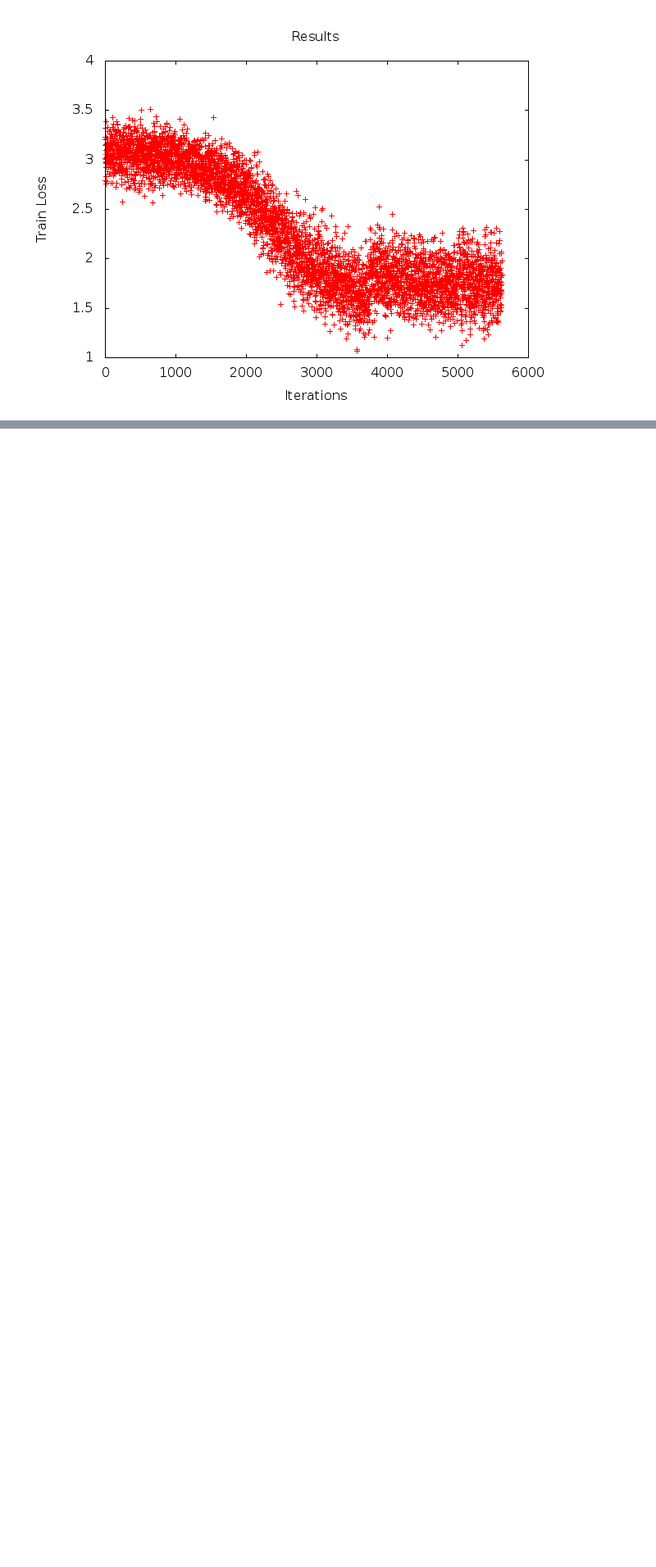
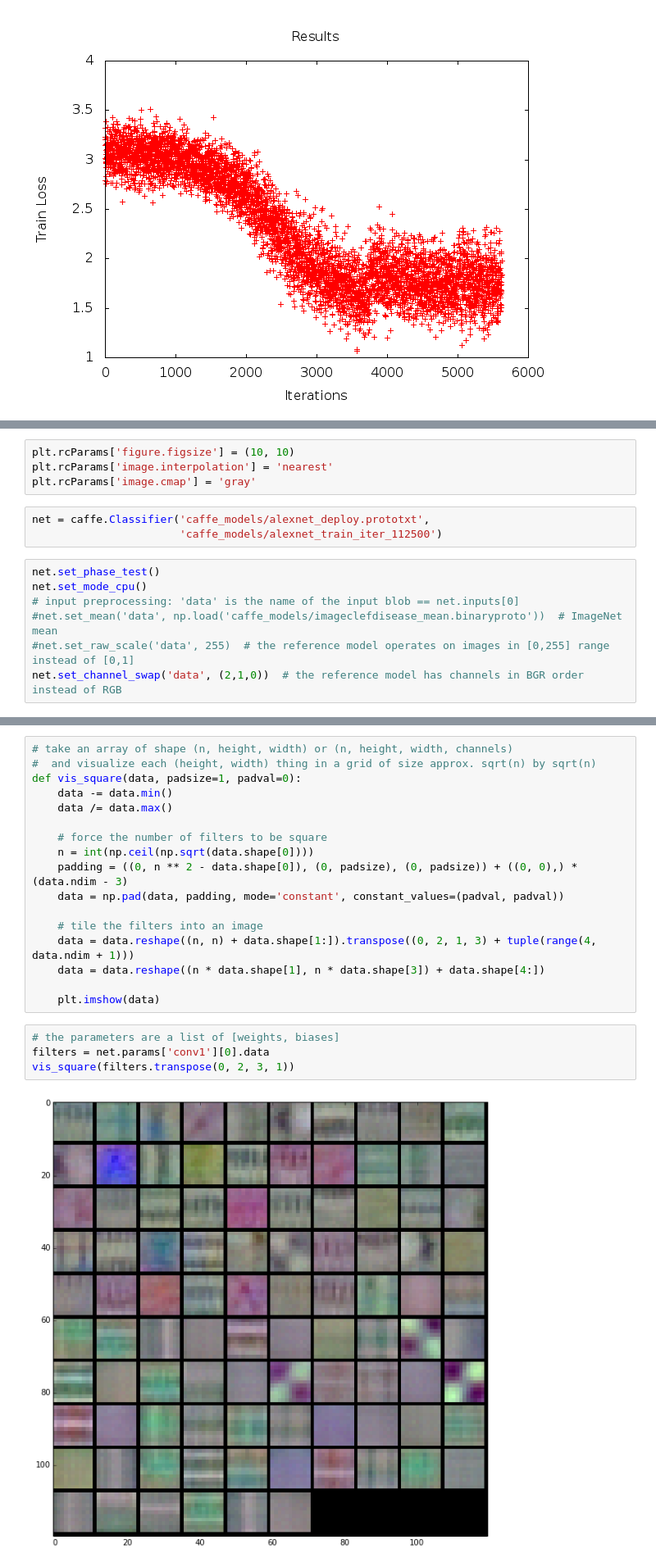
Before and after one commit to inulinux12/Imageclef-med-experimentation, a Jupyter notebook: Disease experimentation.ipynb, the cells around one changed output, grey strips where cells are left out. Shown: that part at 82% size. Drawn from its saved outputs; the diff is of its cells as text; blank space fills up the shorter version.

Commit message:
Se añade el reporte sobre clasificación de modalidad y se complementa la experimentación en disease con un análisis de los elementos mas anotados y la visualización de los filtros

```diff
--- a/Disease experimentation.ipynb
+++ b/Disease experimentation.ipynb
@@ -282,0 +390,14 @@ for im in [a,b,c]:
+# %%
+plt.rcParams['figure.figsize'] = (10, 10)
+plt.rcParams['image.interpolation'] = 'nearest'
+plt.rcParams['image.cmap'] = 'gray'
+# %%
+net = caffe.Classifier('caffe_models/alexnet_deploy.prototxt',
+                       'caffe_models/alexnet_train_iter_112500')
+# %%
+net.set_phase_test()
+net.set_mode_cpu()
+# input preprocessing: 'data' is the name of the input blob == net.inputs[0]
+#net.set_mean('data', np.load('caffe_models/imageclefdisease_mean.binaryproto'))  # ImageNet mean
+#net.set_raw_scale('data', 255)  # the reference model operates on images in [0,255] range instead of [0,1]
+net.set_channel_swap('data', (2,1,0))  # the reference model has channels in BGR order instead of RGB
@@ -282,0 +435,23 @@ for im in [a,b,c]:
+# %%
+# take an array of shape (n, height, width) or (n, height, width, channels)
+#  and visualize each (height, width) thing in a grid of size approx. sqrt(n) by sqrt(n)
+def vis_square(data, padsize=1, padval=0):
+    data -= data.min()
+    data /= data.max()
+
+    # force the number of filters to be square
+    n = int(np.ceil(np.sqrt(data.shape[0])))
+    padding = ((0, n ** 2 - data.shape[0]), (0, padsize), (0, padsize)) + ((0, 0),) * (data.ndim - 3)
+    data = np.pad(data, padding, mode='constant', constant_values=(padval, padval))
+
+    # tile the filters into an image
+    data = data.reshape((n, n) + data.shape[1:]).transpose((0, 2, 1, 3) + tuple(range(4, data.ndim + 1)))
+    data = data.reshape((n * data.shape[1], n * data.shape[3]) + data.shape[4:])
+
+    plt.imshow(data)
+# %%
+# the parameters are a list of [weights, biases]
+filters = net.params['conv1'][0].data
+vis_square(filters.transpose(0, 2, 3, 1))
+# %% [output]
+[figure, added]
```
Also changed, not shown: parts of 17 cells of this notebook, 1 other file.
